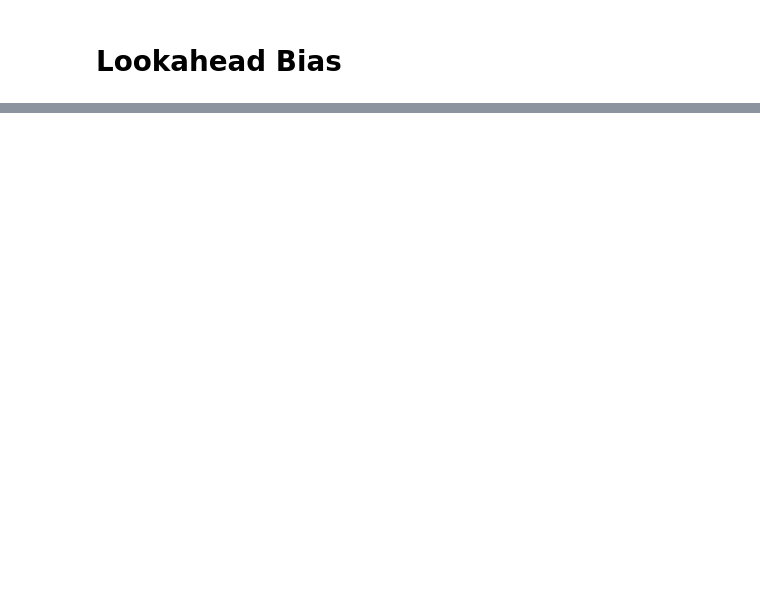
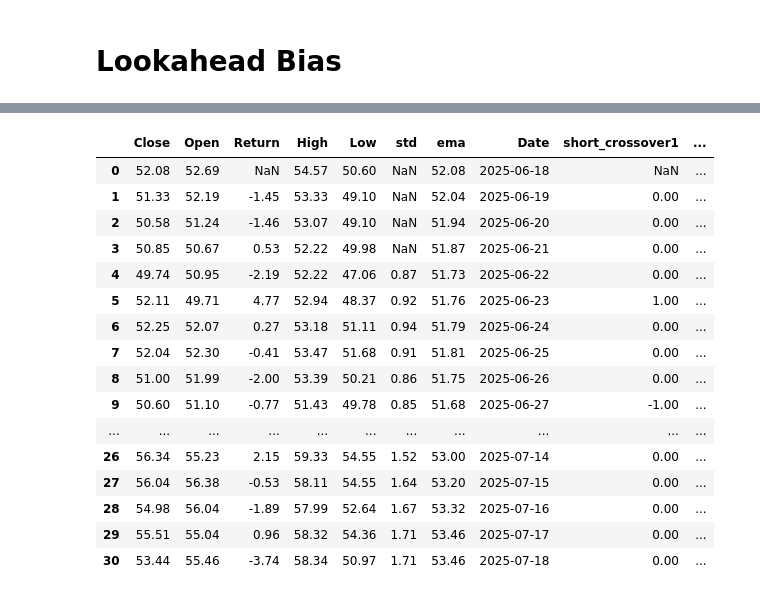
Before and after one commit to AminFiroozi/TA-HW4, a Jupyter notebook: HW4-401521471-AminFiroozi.ipynb, the cells around one changed output, grey strips where cells are left out. Cells and saved outputs as stored; diff of their text form; code cells hidden in the pictures; blank space fills up the shorter version.

```diff
--- a/HW4-401521471-AminFiroozi.ipynb
+++ b/HW4-401521471-AminFiroozi.ipynb
@@ -1270,0 +1401,20 @@ start train 2024-07-01
+# %%
+results[5]['spread_df']
+# %% [output]
+|  | Close | Open | Return | High | Low | std | ema | Date | short_crossover1 | ... |
+| 0 | 52.08 | 52.69 | NaN | 54.57 | 50.60 | NaN | 52.08 | 2025-06-18 | NaN | ... |
+| 1 | 51.33 | 52.19 | -1.45 | 53.33 | 49.10 | NaN | 52.04 | 2025-06-19 | 0.00 | ... |
+| 2 | 50.58 | 51.24 | -1.46 | 53.07 | 49.10 | NaN | 51.94 | 2025-06-20 | 0.00 | ... |
+| 3 | 50.85 | 50.67 | 0.53 | 52.22 | 49.98 | NaN | 51.87 | 2025-06-21 | 0.00 | ... |
+| 4 | 49.74 | 50.95 | -2.19 | 52.22 | 47.06 | 0.87 | 51.73 | 2025-06-22 | 0.00 | ... |
+| 5 | 52.11 | 49.71 | 4.77 | 52.94 | 48.37 | 0.92 | 51.76 | 2025-06-23 | 1.00 | ... |
+| 6 | 52.25 | 52.07 | 0.27 | 53.18 | 51.11 | 0.94 | 51.79 | 2025-06-24 | 0.00 | ... |
+| 7 | 52.04 | 52.30 | -0.41 | 53.47 | 51.68 | 0.91 | 51.81 | 2025-06-25 | 0.00 | ... |
+| 8 | 51.00 | 51.99 | -2.00 | 53.39 | 50.21 | 0.86 | 51.75 | 2025-06-26 | 0.00 | ... |
+| 9 | 50.60 | 51.10 | -0.77 | 51.43 | 49.78 | 0.85 | 51.68 | 2025-06-27 | -1.00 | ... |
+| ... | ... | ... | ... | ... | ... | ... | ... | ... | ... | ... |
+| 26 | 56.34 | 55.23 | 2.15 | 59.33 | 54.55 | 1.52 | 53.00 | 2025-07-14 | 0.00 | ... |
+| 27 | 56.04 | 56.38 | -0.53 | 58.11 | 54.55 | 1.64 | 53.20 | 2025-07-15 | 0.00 | ... |
+| 28 | 54.98 | 56.04 | -1.89 | 57.99 | 52.64 | 1.67 | 53.32 | 2025-07-16 | 0.00 | ... |
+| 29 | 55.51 | 55.04 | 0.96 | 58.32 | 54.36 | 1.71 | 53.46 | 2025-07-17 | 0.00 | ... |
+| 30 | 53.44 | 55.46 | -3.74 | 58.34 | 50.97 | 1.71 | 53.46 | 2025-07-18 | 0.00 | ... |
```
Also changed, not shown: parts of 4 cells of this notebook.
